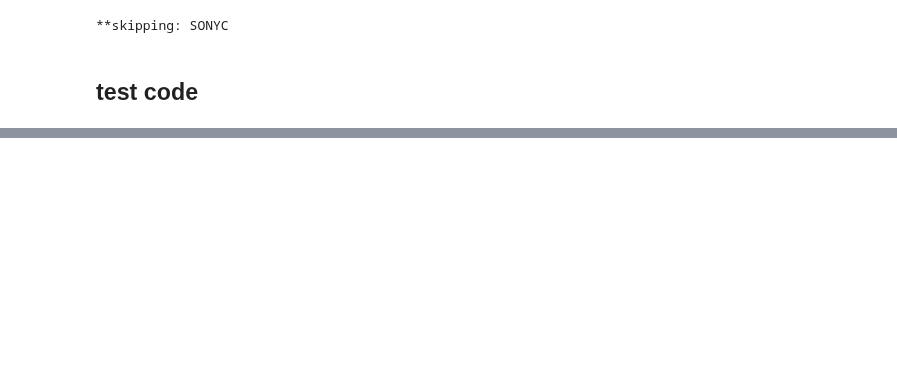
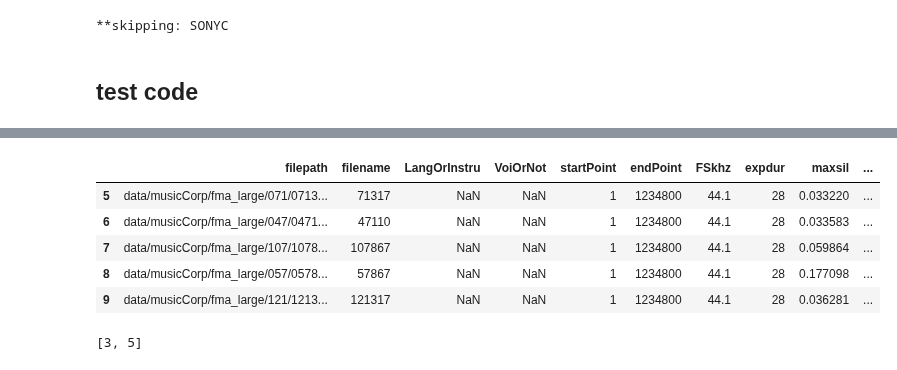
Before and after one commit to curlsloth/MusicSpeech-STM, a Jupyter notebook: STM03_build_meta_data.ipynb, the cells around one changed output, grey strips where cells are left out. Drawn from its saved outputs; the diff is of its cells as text; code cells hidden in the pictures; blank space fills up the shorter version.

```diff
--- a/STM03_build_meta_data.ipynb
+++ b/STM03_build_meta_data.ipynb
@@ -1224,0 +687,36 @@ print(result_df)
+# %%
+# if there are more than 1 genres
+nan_rows = list(df_all[df_all['genre_1'].isnull()].index)
+for n_row in nan_rows:
+    genre_ids = df_all.loc[n_row, 'genres']
+    top_level_values = []
+    for id in genre_ids:
+        top_level_values.append(df_genres.loc[df_genres['genre_id'] == id, 'top_level'].values[0])
+    top_level_values = list(set(top_level_values)) # remove the repeated values
+    if len(top_level_values) == 2:
+        df_all.loc[n_row, 'genre_1'] = df_genres.loc[df_genres['genre_id'] == top_level_values[0], 'title'].values[0]
+        df_all.loc[n_row, 'genre_2'] = df_genres.loc[df_genres['genre_id'] == top_level_values[1], 'title'].values[0]
+
+        # genre_col = 'genre_1'
+        # for id in genre_ids:
+        #     top_level_value = df_genres.loc[df_genres['genre_id'] == id, 'top_level'].values[0]
+        #     df_all.loc[n_row, genre_col] = df_genres.loc[df_genres['genre_id'] == top_level_value, 'title'].values[0]
+        #     genre_col = 'genre_2'
+
+
+# def replace_genre_names(lst):
+#     return [df_genres['title'][n] for n in lst]
+# df_all['genre'] = df_all['genre'].apply(lambda x: replace_genre_names(x))
+# %%
+df_all[5:10]
+# %% [output]
+|  | filepath | filename | LangOrInstru | VoiOrNot | startPoint | endPoint | FSkhz | expdur | maxsil | ... |
+| 5 | data/musicCorp/fma_large/071/0713... | 71317 | NaN | NaN | 1 | 1234800 | 44.1 | 28 | 0.033220 | ... |
+| 6 | data/musicCorp/fma_large/047/0471... | 47110 | NaN | NaN | 1 | 1234800 | 44.1 | 28 | 0.033583 | ... |
+| 7 | data/musicCorp/fma_large/107/1078... | 107867 | NaN | NaN | 1 | 1234800 | 44.1 | 28 | 0.059864 | ... |
+| 8 | data/musicCorp/fma_large/057/0578... | 57867 | NaN | NaN | 1 | 1234800 | 44.1 | 28 | 0.177098 | ... |
+| 9 | data/musicCorp/fma_large/121/1213... | 121317 | NaN | NaN | 1 | 1234800 | 44.1 | 28 | 0.036281 | ... |
+# %%
+list(set([3,3,5]))
+# %% [output]
+[3, 5]
```
Also changed, not shown: parts of 47 cells of this notebook, 2 other files.
